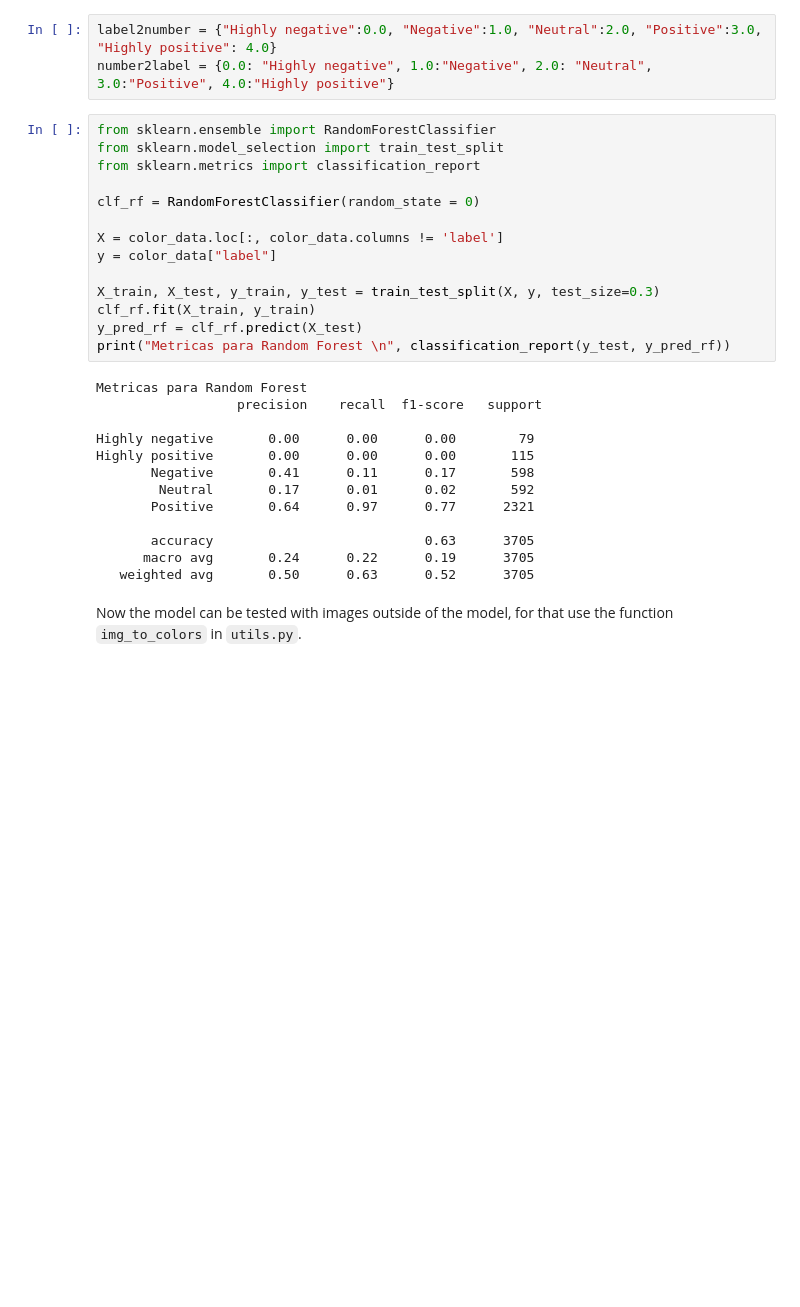
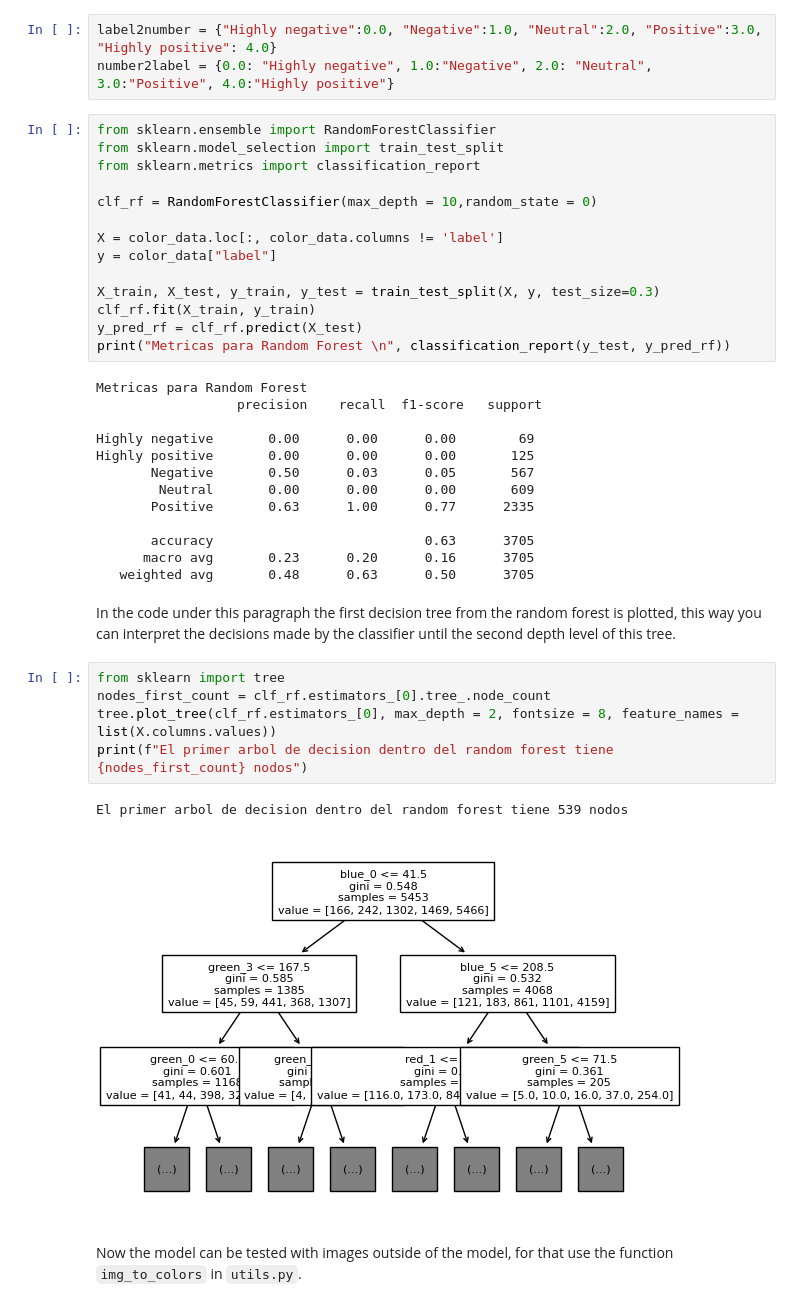
Before and after one commit to brandonHaipas/image-sentiment-analysis, a Jupyter notebook: data-exploration.ipynb, the cells around one changed output. Drawn from its saved outputs; the diff is of its cells as text; blank space fills up the shorter version.

Commit message:
a graph for the first decision tree was added in the notebook and the requirements to plot it added to the requirements file

```diff
--- a/data-exploration.ipynb
+++ b/data-exploration.ipynb
@@ -39,7 +39,7 @@ from sklearn.ensemble import RandomForestClassifier
 from sklearn.model_selection import train_test_split
 from sklearn.metrics import classification_report
 
-clf_rf = RandomForestClassifier(random_state = 0)
+clf_rf = RandomForestClassifier(max_depth = 10,random_state = 0)
 
 X = color_data.loc[:, color_data.columns != 'label']
 y = color_data["label"]
@@ -52,15 +52,25 @@ print("Metricas para Random Forest \n", classification_report(y_test, y_pred_rf)
 Metricas para Random Forest
                   precision    recall  f1-score   support
 
-Highly negative       0.00      0.00      0.00        79
-Highly positive       0.00      0.00      0.00       115
-       Negative       0.41      0.11      0.17       598
-        Neutral       0.17      0.01      0.02       592
-       Positive       0.64      0.97      0.77      2321
+Highly negative       0.00      0.00      0.00        69
+Highly positive       0.00      0.00      0.00       125
+       Negative       0.50      0.03      0.05       567
+        Neutral       0.00      0.00      0.00       609
+       Positive       0.63      1.00      0.77      2335
 
        accuracy                           0.63      3705
-      macro avg       0.24      0.22      0.19      3705
-   weighted avg       0.50      0.63      0.52      3705
+      macro avg       0.23      0.20      0.16      3705
+   weighted avg       0.48      0.63      0.50      3705
+# %% [markdown]
+In the code under this paragraph the first decision tree from the random forest is plotted, this way you can interpret the decisions made by the classifier until the second depth level of this tree.
+# %%
+from sklearn import tree
+nodes_first_count = clf_rf.estimators_[0].tree_.node_count
+tree.plot_tree(clf_rf.estimators_[0], max_depth = 2, fontsize = 8, feature_names = list(X.columns.values))
+print(f"El primer arbol de decision dentro del random forest tiene {nodes_first_count} nodos")
+# %% [output]
+El primer arbol de decision dentro del random forest tiene 539 nodos
+[figure, added]
 # %% [markdown]
 Now the model can be tested with images outside of the model, for that use the function ``img_to_colors`` in ``utils.py``.
 # %%
```
Also changed, not shown: 1 other file.
